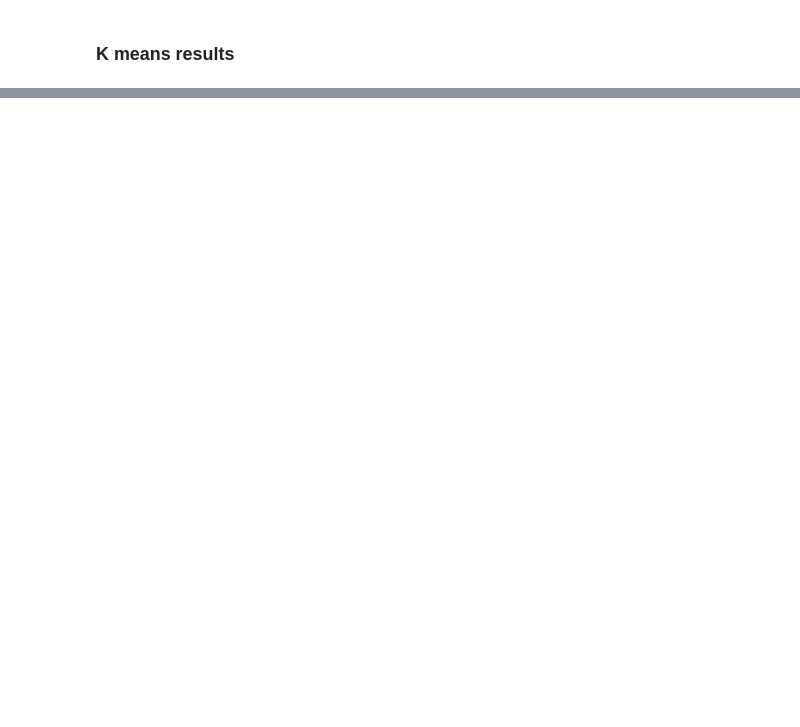
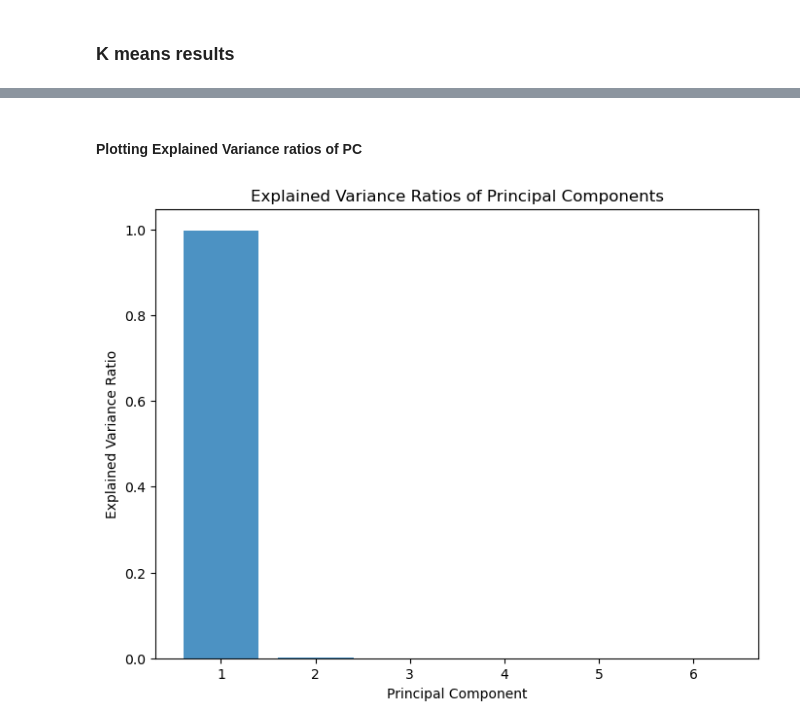
Before and after one commit to aryar11/CSCE633, a Jupyter notebook: Homework7/HW7_Arya_Rahmanian.ipynb, the cells around one changed output, grey strips where cells are left out. Drawn from its saved outputs; the diff is of its cells as text; code cells hidden in the pictures; blank space fills up the shorter version.

```diff
--- a/Homework7/HW7_Arya_Rahmanian.ipynb
+++ b/Homework7/HW7_Arya_Rahmanian.ipynb
@@ -196,0 +268,11 @@ Centroid of each cluster:
+# %%
+from sklearn.decomposition import PCA
+#PCA with 6 components
+pca = PCA(n_components=6)
+pca.fit(wine_features)
+
+#print explained variance ratios
+explained_variance_ratios = pca.explained_variance_ratio_
+print("Explained Variance Ratios:")
+for i, ratio in enumerate(explained_variance_ratios):
+    print(f"PC{i + 1}: {ratio:.4f}")
@@ -196,0 +287,12 @@ Centroid of each cluster:
+# %% [markdown]
+#### Plotting Explained Variance ratios of PC
+# %%
+plt.figure(figsize=(8, 6))
+plt.bar(range(1, len(explained_variance_ratios) + 1), explained_variance_ratios, align='center', alpha=0.8)
+plt.xticks(range(1, len(explained_variance_ratios) + 1))
+plt.xlabel('Principal Component')
+plt.ylabel('Explained Variance Ratio')
+plt.title('Explained Variance Ratios of Principal Components')
+plt.show()
+# %% [output]
+[figure, added]
```
Also changed, not shown: parts of 21 cells of this notebook.
